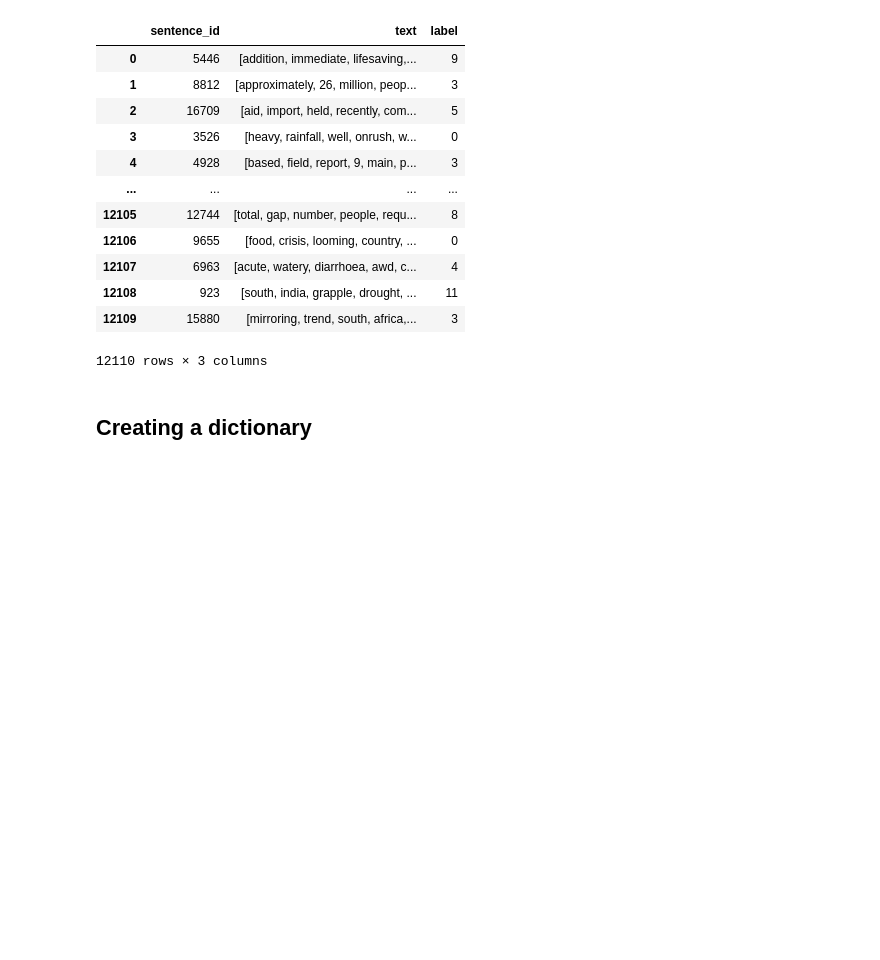
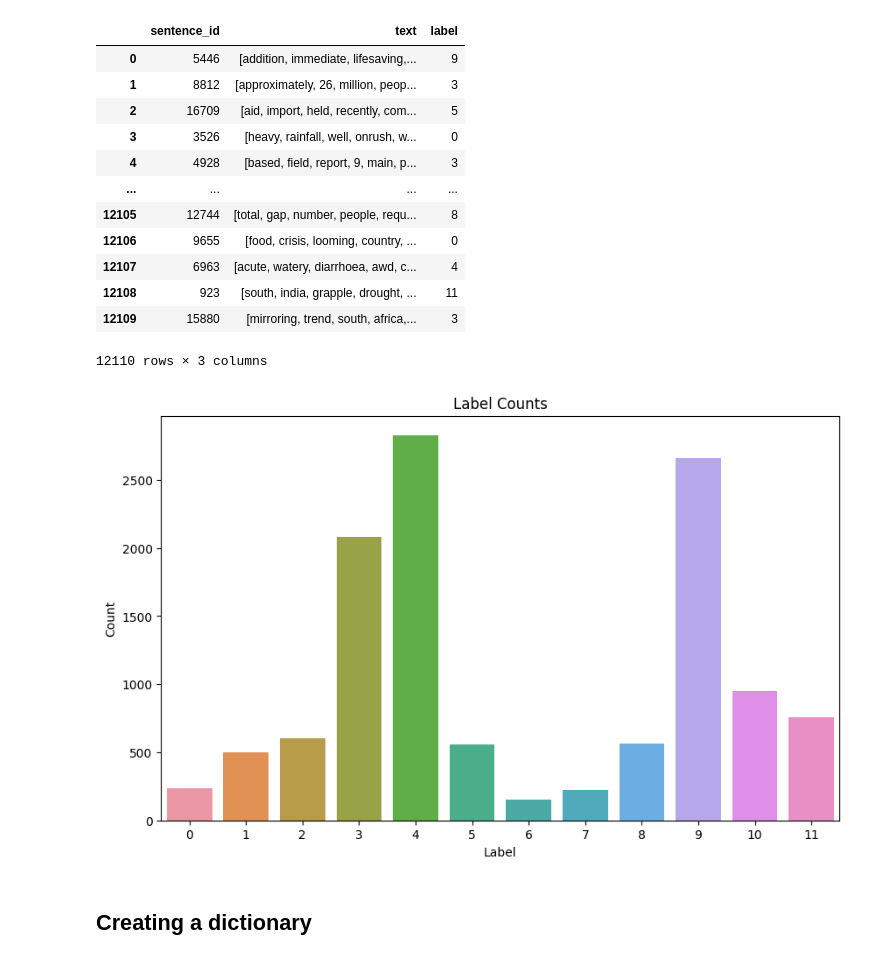
Before and after one commit to borosabel/NLP, a Jupyter notebook: Assignment1.ipynb, the cells around one changed output. Cells and saved outputs as stored; diff of their text form; code cells hidden in the pictures; blank space fills up the shorter version.

```diff
--- a/Assignment1.ipynb
+++ b/Assignment1.ipynb
@@ -157,6 +159,19 @@ train_set
 | 12108 | 923 | [south, india, grapple, drought, ... | 11 |
 | 12109 | 15880 | [mirroring, trend, south, africa,... | 3 |
 12110 rows × 3 columns
+# %%
+label_counts = train_set['label'].value_counts().reset_index()
+label_counts = label_counts.sort_values(by='label', ascending=True)
+# %%
+# TODO: Report
+plt.figure(figsize=(10, 6))  # Adjust the figure size as needed
+sns.barplot(x='label', y='count', data=label_counts)
+plt.xlabel('Label')
+plt.ylabel('Count')
+plt.title('Label Counts')
+plt.show()
+# %% [output]
+[figure, added]
 # %% [markdown]
 <h2>Creating a dictionary</h2>
 # %%
```
Also changed, not shown: parts of 7 cells of this notebook.
